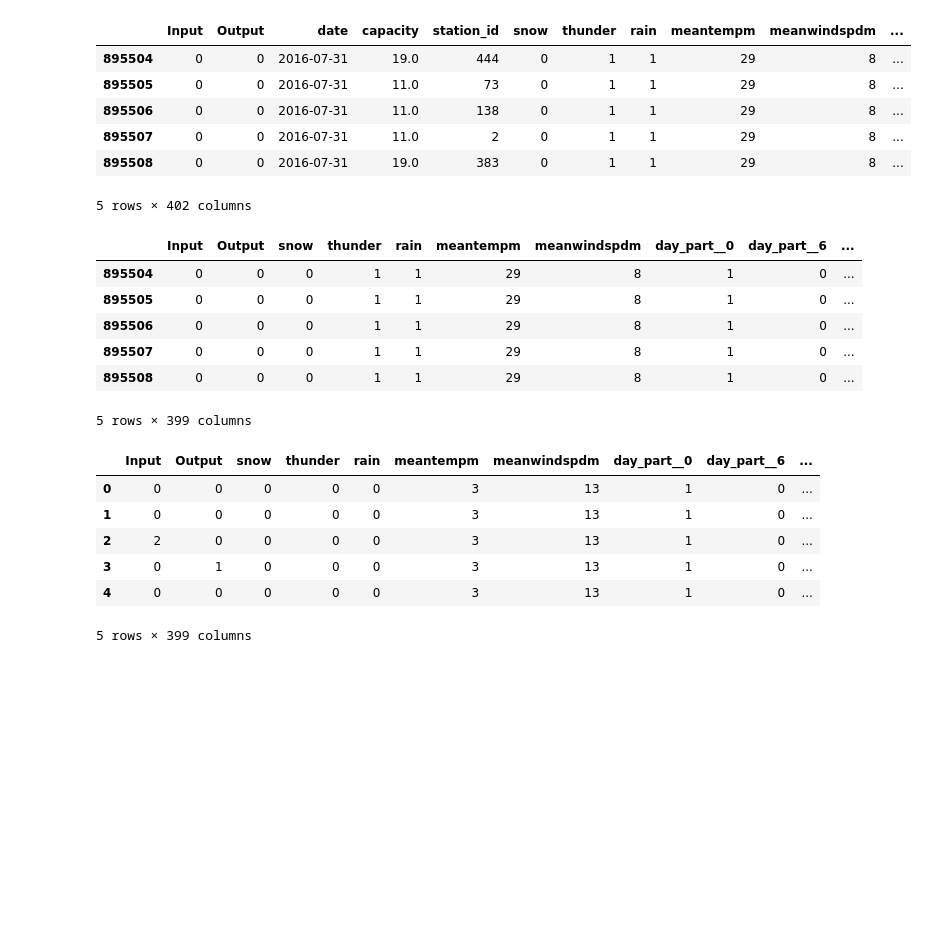
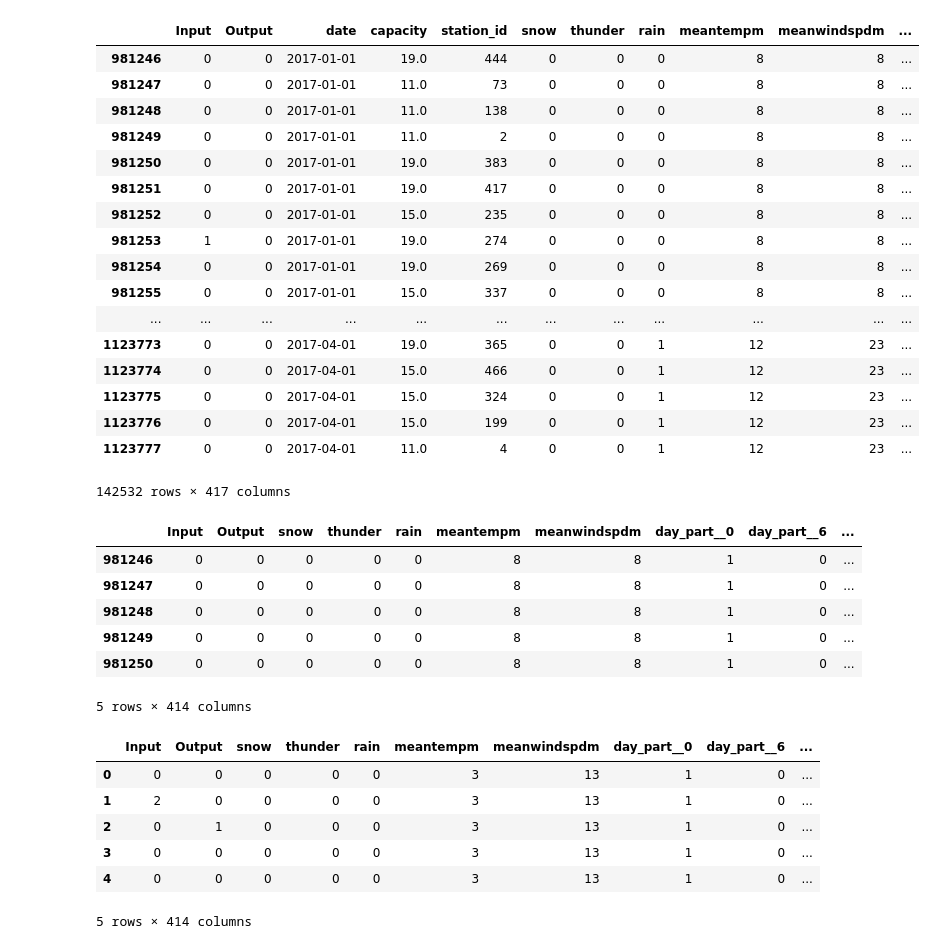
Before and after one commit to vladimirbelyaev/ml_project, a Jupyter notebook: first_model.ipynb, the cells around one changed output. Saved outputs shown, nothing was run; the diff lists cells and outputs as text; code cells hidden in the pictures; blank space fills up the shorter version.

```diff
--- a/first_model.ipynb
+++ b/first_model.ipynb
@@ -35,7 +35,6 @@ data = data.join( pd.get_dummies(data.day_part, prefix='day_part_'))
 data = data.join(pd.get_dummies(data.station_id, prefix='st_id_'))
 
 data.drop('day_part', axis = 1, inplace=True)
-data = data[(pd.to_datetime(data.date).dt.year != 2017)]
 
 data
 # %% [output]
@@ -60,39 +81,49 @@ data
 # %%
-test_data = data[(pd.to_datetime(data.date) == '2016-07-31')].copy()
-data = data[(pd.to_datetime(data.date) != '2016-07-31')]
-test_data.head()
+test_data = data[pd.to_datetime(data.date).dt.year == 2017].copy()
+test_data
 # %% [output]
 |  | Input | Output | date | capacity | station_id | snow | thunder | rain | meantempm | meanwindspdm | ... |
-| 895504 | 0 | 0 | 2016-07-31 | 19.0 | 444 | 0 | 1 | 1 | 29 | 8 | ... |
-| 895505 | 0 | 0 | 2016-07-31 | 11.0 | 73 | 0 | 1 | 1 | 29 | 8 | ... |
-| 895506 | 0 | 0 | 2016-07-31 | 11.0 | 138 | 0 | 1 | 1 | 29 | 8 | ... |
-| 895507 | 0 | 0 | 2016-07-31 | 11.0 | 2 | 0 | 1 | 1 | 29 | 8 | ... |
-| 895508 | 0 | 0 | 2016-07-31 | 19.0 | 383 | 0 | 1 | 1 | 29 | 8 | ... |
+| 981246 | 0 | 0 | 2017-01-01 | 19.0 | 444 | 0 | 0 | 0 | 8 | 8 | ... |
+| 981247 | 0 | 0 | 2017-01-01 | 11.0 | 73 | 0 | 0 | 0 | 8 | 8 | ... |
+| 981248 | 0 | 0 | 2017-01-01 | 11.0 | 138 | 0 | 0 | 0 | 8 | 8 | ... |
+| 981249 | 0 | 0 | 2017-01-01 | 11.0 | 2 | 0 | 0 | 0 | 8 | 8 | ... |
+| 981250 | 0 | 0 | 2017-01-01 | 19.0 | 383 | 0 | 0 | 0 | 8 | 8 | ... |
+| 981251 | 0 | 0 | 2017-01-01 | 19.0 | 417 | 0 | 0 | 0 | 8 | 8 | ... |
+| 981252 | 0 | 0 | 2017-01-01 | 15.0 | 235 | 0 | 0 | 0 | 8 | 8 | ... |
+| 981253 | 1 | 0 | 2017-01-01 | 19.0 | 274 | 0 | 0 | 0 | 8 | 8 | ... |
+| 981254 | 0 | 0 | 2017-01-01 | 19.0 | 269 | 0 | 0 | 0 | 8 | 8 | ... |
+| 981255 | 0 | 0 | 2017-01-01 | 15.0 | 337 | 0 | 0 | 0 | 8 | 8 | ... |
+| ... | ... | ... | ... | ... | ... | ... | ... | ... | ... | ... | ... |
+| 1123773 | 0 | 0 | 2017-04-01 | 19.0 | 365 | 0 | 0 | 1 | 12 | 23 | ... |
+| 1123774 | 0 | 0 | 2017-04-01 | 15.0 | 466 | 0 | 0 | 1 | 12 | 23 | ... |
+| 1123775 | 0 | 0 | 2017-04-01 | 15.0 | 324 | 0 | 0 | 1 | 12 | 23 | ... |
+| 1123776 | 0 | 0 | 2017-04-01 | 15.0 | 199 | 0 | 0 | 1 | 12 | 23 | ... |
+| 1123777 | 0 | 0 | 2017-04-01 | 11.0 | 4 | 0 | 0 | 1 | 12 | 23 | ... |
-5 rows × 402 columns
+142532 rows × 417 columns
 # %%
 df_test = test_data.copy()
 df_test.drop(['date', 'station_id', 'capacity'], axis = 1, inplace=True)
 df_test.head()
 # %% [output]
 |  | Input | Output | snow | thunder | rain | meantempm | meanwindspdm | day_part__0 | day_part__6 | ... |
-| 895504 | 0 | 0 | 0 | 1 | 1 | 29 | 8 | 1 | 0 | ... |
-| 895505 | 0 | 0 | 0 | 1 | 1 | 29 | 8 | 1 | 0 | ... |
-| 895506 | 0 | 0 | 0 | 1 | 1 | 29 | 8 | 1 | 0 | ... |
-| 895507 | 0 | 0 | 0 | 1 | 1 | 29 | 8 | 1 | 0 | ... |
-| 895508 | 0 | 0 | 0 | 1 | 1 | 29 | 8 | 1 | 0 | ... |
+| 981246 | 0 | 0 | 0 | 0 | 0 | 8 | 8 | 1 | 0 | ... |
+| 981247 | 0 | 0 | 0 | 0 | 0 | 8 | 8 | 1 | 0 | ... |
+| 981248 | 0 | 0 | 0 | 0 | 0 | 8 | 8 | 1 | 0 | ... |
+| 981249 | 0 | 0 | 0 | 0 | 0 | 8 | 8 | 1 | 0 | ... |
+| 981250 | 0 | 0 | 0 | 0 | 0 | 8 | 8 | 1 | 0 | ... |
-5 rows × 399 columns
+5 rows × 414 columns
 # %%
-df_train = data.copy()
+df_train = train_data.copy()
 df_train.drop(['date', 'station_id', 'capacity'], axis = 1, inplace=True)
 df_train.head()
 # %% [output]
 |  | Input | Output | snow | thunder | rain | meantempm | meanwindspdm | day_part__0 | day_part__6 | ... |
 | 0 | 0 | 0 | 0 | 0 | 0 | 3 | 13 | 1 | 0 | ... |
-| 1 | 0 | 0 | 0 | 0 | 0 | 3 | 13 | 1 | 0 | ... |
-| 2 | 2 | 0 | 0 | 0 | 0 | 3 | 13 | 1 | 0 | ... |
-| 3 | 0 | 1 | 0 | 0 | 0 | 3 | 13 | 1 | 0 | ... |
+| 1 | 2 | 0 | 0 | 0 | 0 | 3 | 13 | 1 | 0 | ... |
+| 2 | 0 | 1 | 0 | 0 | 0 | 3 | 13 | 1 | 0 | ... |
+| 3 | 0 | 0 | 0 | 0 | 0 | 3 | 13 | 1 | 0 | ... |
 | 4 | 0 | 0 | 0 | 0 | 0 | 3 | 13 | 1 | 0 | ... |
-5 rows × 399 columns
+5 rows × 414 columns
 # %%
 X_train = df_train.drop(['Input', 'Output'], axis = 1).values
 y_train = df_train[['Input', 'Output']].values
```
Also changed, not shown: parts of 8 cells of this notebook, 4 other files.
